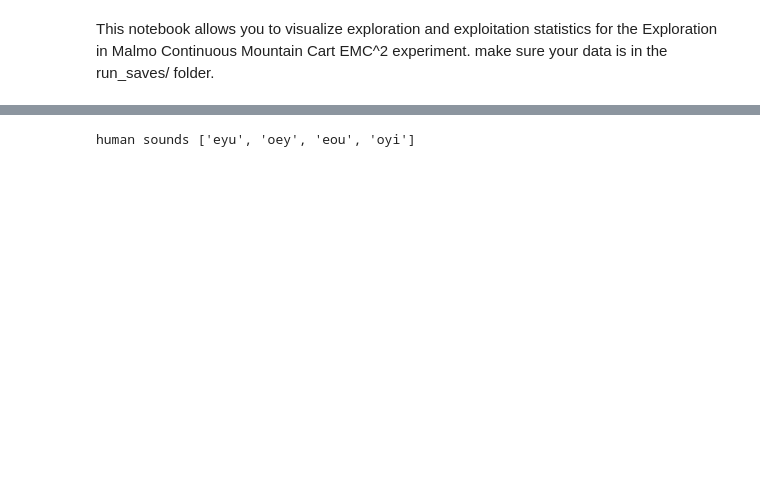
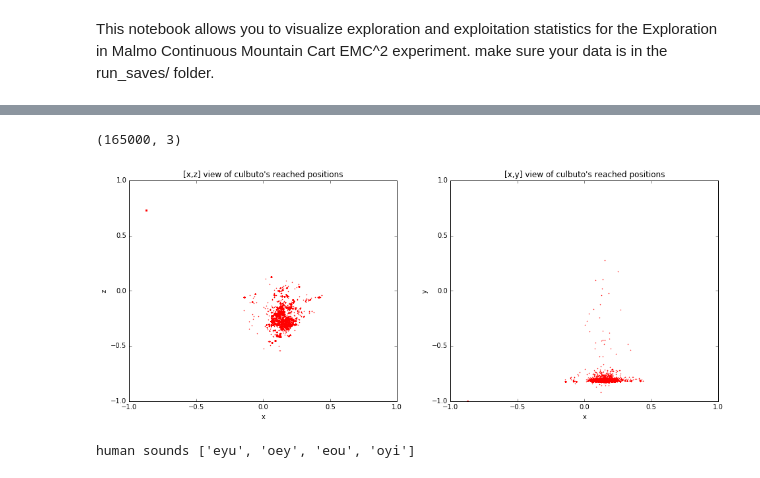
Before and after one commit to flowersteam/pobax_playground, a Jupyter notebook: notebooks/data_visualization.ipynb, the cells around one changed output, grey strips where cells are left out. Drawn from its saved outputs; the diff is of its cells as text; code cells hidden in the pictures; blank space fills up the shorter version.

```diff
--- a/notebooks/data_visualization.ipynb
+++ b/notebooks/data_visualization.ipynb
@@ -164,3 +174,28 @@ caregiver_sound
+# %%
+#Quantitative view of culbuto's reached positions
+f,(ax1,ax2) = plt.subplots(1,2,figsize=(16,6))
+a = np.array(sub_outcomes['culbuto']['raw'])
+print a.shape
+ax1.plot(a[:,0],a[:,2],'r.',markersize=2)
+ax1.set_xlim(-1,1)
+ax1.set_ylim(-1,1)
+ax1.set_xlabel('x')
+ax1.set_ylabel('z')
+ax1.set_title("[x,z] view of culbuto's reached positions")
+
+ax2.plot(a[:,0],a[:,1],'r.',markersize=2)
+ax2.set_xlim(-1,1)
+ax2.set_ylim(-1,1)
+ax2.set_xlabel('x')
+ax2.set_ylabel('y')
+ax2.set_title("[x,y] view of culbuto's reached positions")
+
+plt.savefig("culbuto_exploration.pdf", bbox_inches='tight')
+plt.savefig("culbuto_exploration.png", bbox_inches='tight')
+plt.show()
+# %% [output]
+(165000, 3)
+[figure, added]
 # %%
 import pickle
 from rospkg.rospack import RosPack
```
Also changed, not shown: parts of 10 cells of this notebook.
